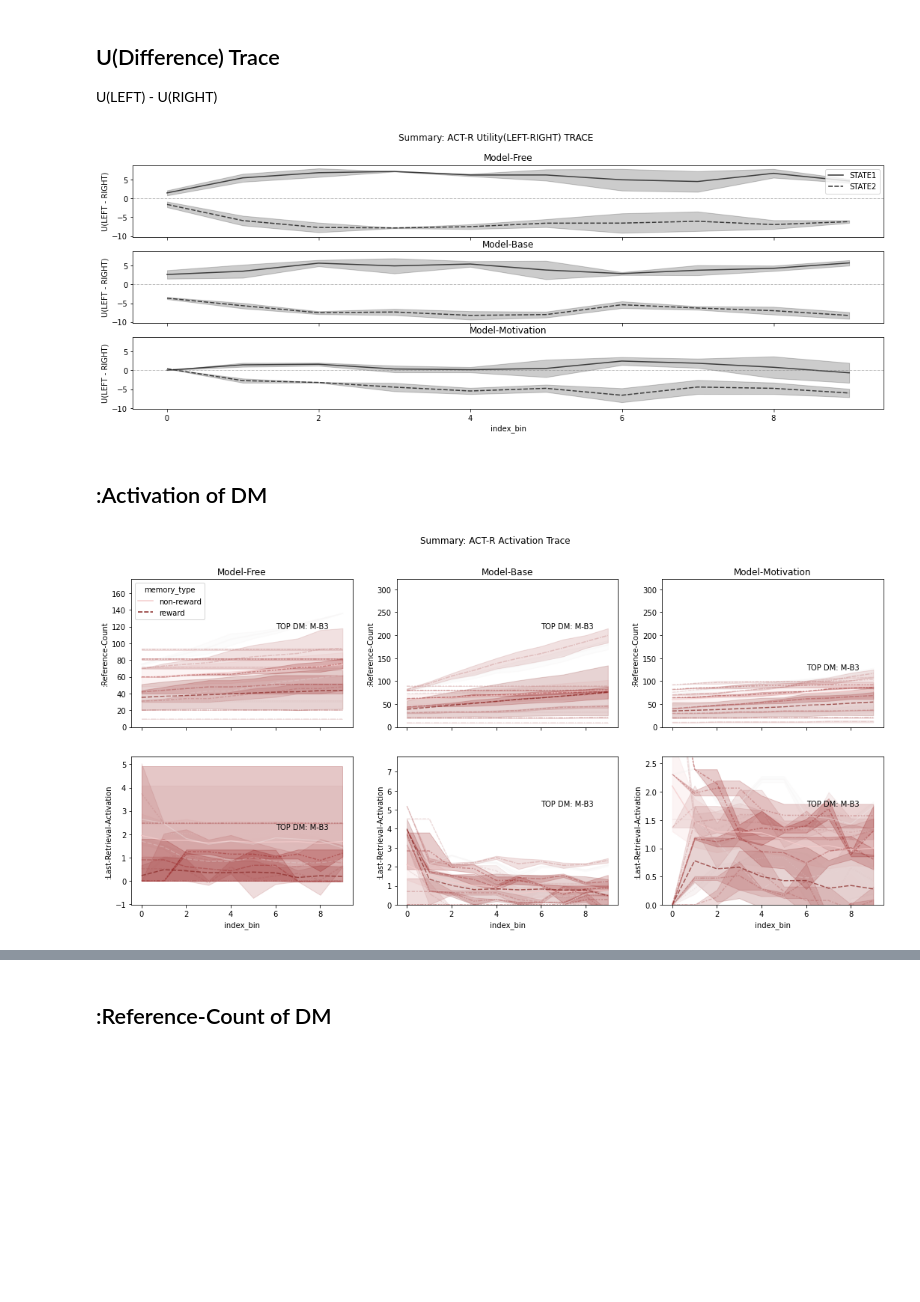
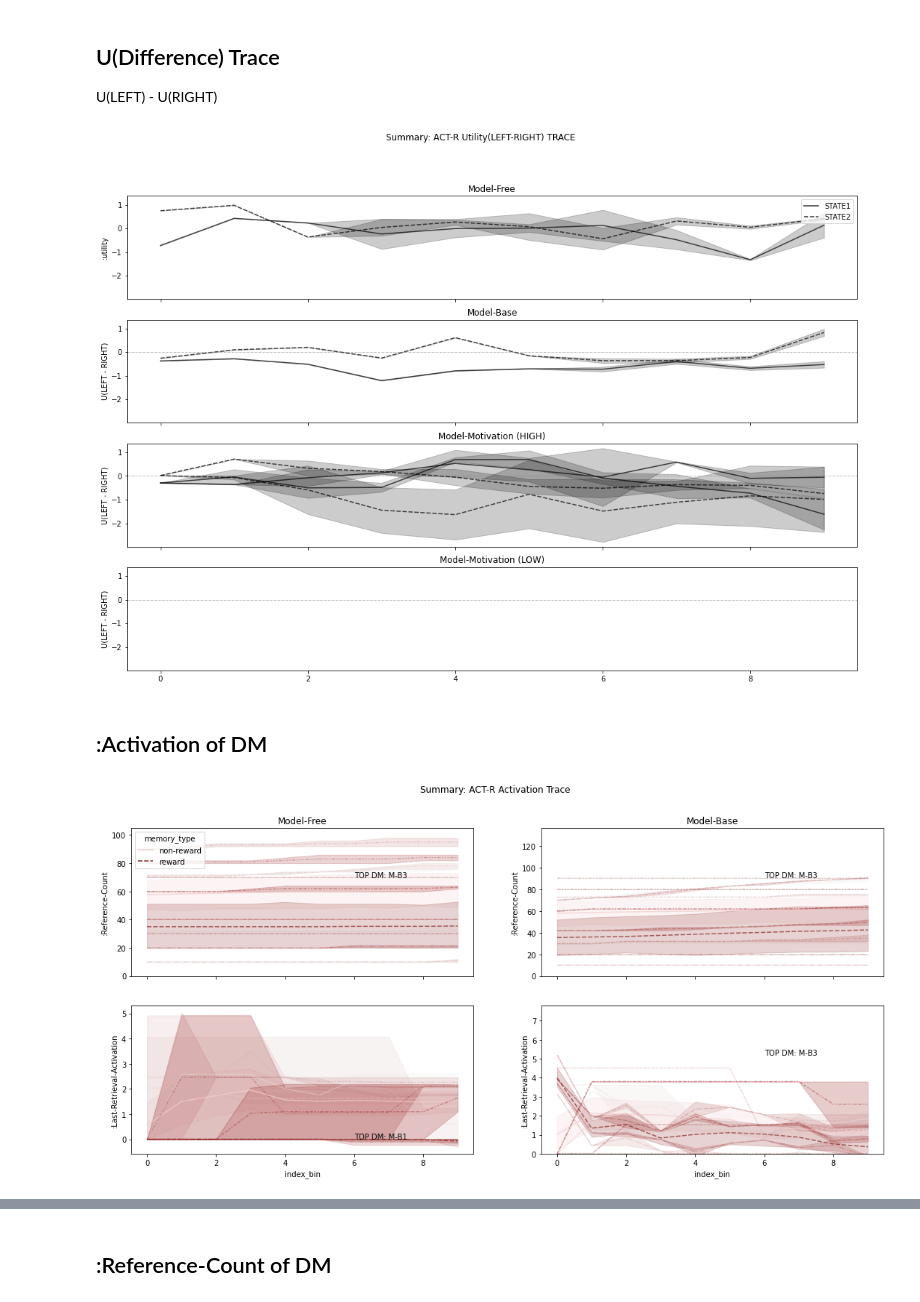
Before and after one commit to yangyuxue2333/ACTR-MarkovTask, a Jupyter notebook: analysis/compare_models.ipynb, the cells around one changed output, grey strips where cells are left out. Cells and saved outputs as stored; diff of their text form; code cells hidden in the pictures; blank space fills up the shorter version.

```diff
--- a/analysis/compare_models.ipynb
+++ b/analysis/compare_models.ipynb
@@ -132,15 +132,18 @@ def df_behavior(m):
     df['optimal_response_sum'] = df.apply(lambda x:x['state1_response']=='f' and x['state2_response']=='k', axis=1).cumsum()
     return df
 # %%
-task_params={'REWARD': {'B1': 10, 'B2': 10, 'C1': 10, 'C2': 10}}
+task_params={'REWARD': {'B1': 1, 'B2': 1, 'C1': 1, 'C2': 1}}
+task_params1={'REWARD': {'B1': 2, 'B2': 2, 'C1': 2, 'C2': 2}}
+task_params2={'REWARD': {'B1': 5, 'B2': 5, 'C1': 5, 'C2': 5}}
 actr_params={'seed':'[100, 0]',  'ans': 0.2, 'egs':0.2, 'lf':0.5, 'bll':0.5}
 e=2
-n=50
+n=10
 # %%
 df0, df0_state1stay = simulate_response_monkey(model='markov-left', epoch=e, n=n)
 df1, df1_state1stay, df1_utrace, df1_atrace = simulate_stay_probability(model="markov-model1", epoch=e, n=n, task_params=task_params, actr_params=actr_params)
 df2, df2_state1stay, df2_utrace, df2_atrace = simulate_stay_probability(model="markov-model2", epoch=e, n=n, task_params=task_params, actr_params=actr_params)
-df3, df3_state1stay, df3_utrace, df3_atrace = simulate_stay_probability(model="markov-model3", epoch=e, n=n, task_params=task_params, actr_params=actr_params)
+df31, df31_state1stay, df31_utrace, df31_atrace = simulate_stay_probability(model="markov-model3", epoch=e, n=n, task_params=task_params1, actr_params=actr_params)
+df32, df32_state1stay, df32_utrace, df32_atrace = simulate_stay_probability(model="markov-model3", epoch=e, n=n, task_params=task_params2, actr_params=actr_params)
 # %% [output]
 ######### SETUP MODEL markov-left #########
 {'MARKOV_PROBABILITY': 0.7, 'REWARD_PROBABILITY': {'B1': 0.1, 'B2': 0.7, 'C1': 0.2, 'C2': 0.4}, 'REWARD': {'B1': 2, 'B2': 2, 'C1': 2, 'C2': 2}}
@@ -238,21 +272,22 @@ plt.show()
 # %% [markdown]
 ## Utility Trace
 # %%
-fig, axes = plt.subplots(3, 1, figsize=(18,10), sharex=True, sharey=True)
+fig, axes = plt.subplots(4, 1, figsize=(20,12), sharex=True, sharey=True)
 fig.suptitle('Summary: ACT-R Utility Trace')
 
 sns.lineplot(data = df1_utrace, x='index_bin', y=':utility', hue='response', style="state", alpha=.7, palette='pastel', ax=axes[0])
 sns.lineplot(data = df2_utrace, x='index_bin', y=':utility', hue='response', style="state", alpha=.7, palette='pastel', ax=axes[1], legend=None)
-sns.lineplot(data = df3_utrace, x='index_bin', y=':utility', hue='response', style="state", alpha=.7, palette='pastel', ax=axes[2], legend=None)
+sns.lineplot(data = df31_utrace, x='index_bin', y=':utility', hue='response', style="state", alpha=.7, palette='pastel', ax=axes[2], legend=None)
+sns.lineplot(data = df32_utrace, x='index_bin', y=':utility', hue='response', style="state", alpha=.7, palette='pastel', ax=axes[3], legend=None)
 
 
 axes[0].set_title('Model-Free')
 axes[1].set_title('Model-Base')
-axes[2].set_title('Model-Motivation')
+axes[2].set_title('Model-Motivation (LOW)')
+axes[3].set_title('Model-Motivation (HIGH)')
 
-axes[0].axhline(0, color='grey', ls='-.', linewidth=.5)
-axes[1].axhline(0, color='grey', ls='-.', linewidth=.5)
-axes[2].axhline(0, color='grey', ls='-.', linewidth=.5)
+for i in range(1,4):
+    axes[i].axhline(0, color='grey', ls='-.', linewidth=.5)
 
 axes[0].legend(loc=1)
 plt.show()
@@ -275,30 +310,29 @@ def calculate_u_diff(df):
     df = dff.melt(id_vars=['epoch', 'index_bin'], var_name='state', value_name=':utility').astype({'epoch':float, 'index_bin':float, ':utility':float})
     return df
 # %%
-df1_utrace_diff, df2_utrace_diff, df3_utrace_diff = calculate_u_diff(df1_utrace), calculate_u_diff(df2_utrace), calculate_u_diff(df3_utrace)
+df1_utrace_diff, df2_utrace_diff, df31_utrace_diff, df32_utrace_diff = calculate_u_diff(df1_utrace), calculate_u_diff(df2_utrace), calculate_u_diff(df31_utrace), calculate_u_diff(df32_utrace)
 # %%
-fig, axes = plt.subplots(3, 1, figsize=(18,6), sharex=True, sharey=True)
+fig, axes = plt.subplots(4, 1, figsize=(18,12), sharex=True, sharey=True)
 fig.suptitle('Summary: ACT-R Utility(LEFT-RIGHT) TRACE')
 sns.lineplot(data = df1_utrace_diff, x='index_bin', y=':utility', style="state", color='black', alpha=.7, ax=axes[0])
 sns.lineplot(data = df2_utrace_diff, x='index_bin', y=':utility', style="state", color='black', alpha=.7, ax=axes[1], legend=None)
-sns.lineplot(data = df3_utrace_diff, x='index_bin', y=':utility', style="state", color='black', alpha=.7, ax=axes[2], legend=None)
+sns.lineplot(data = df31_utrace_diff, x='index_bin', y=':utility', style="state", color='black', alpha=.7, ax=axes[2], legend=None)
+sns.lineplot(data = df32_utrace_diff, x='index_bin', y=':utility', style="state", color='black', alpha=.7, ax=axes[2], legend=None)
 
 
 axes[0].set_title('Model-Free')
 axes[1].set_title('Model-Base')
-axes[2].set_title('Model-Motivation')
+axes[2].set_title('Model-Motivation (LOW)')
+axes[3].set_title('Model-Motivation (HIGH)')
 
-axes[0].axhline(0, color='grey', ls='-.', linewidth=.5)
-axes[1].axhline(0, color='grey', ls='-.', linewidth=.5)
-axes[2].axhline(0, color='grey', ls='-.', linewidth=.5)
+for i in range(1,4):
+    axes[i].axhline(0, color='grey', ls='-.', linewidth=.5)
+    axes[i].set(ylabel='U(LEFT - RIGHT)')
 
 axes[0].legend(loc=1)
-axes[0].set(ylabel='U(LEFT - RIGHT)')
-axes[1].set(ylabel='U(LEFT - RIGHT)')
-axes[2].set(ylabel='U(LEFT - RIGHT)')
 plt.show()
 # %% [output]
-[figure, old version]
+[figure, new version]
 # %% [markdown]
 ## :Activation of DM
 # %%
@@ -306,7 +340,7 @@ plt.show()
 reward_palette1 = sns.color_palette(['#f4cccc', '#882724'])
 reward_palette2 = sns.color_palette("light:darkred", n_colors=12) #sns.light_palette("salmon", reverse=True, as_cmap=True)
 
-fig, axes = plt.subplots(2, 3, figsize=(18, 8), sharex=True, sharey=False)
+fig, axes = plt.subplots(2, 2, figsize=(18, 8), sharex=True, sharey=False)
 
 fig.suptitle('Summary: ACT-R Activation Trace')
 sns.lineplot(data = df1_atrace, x='index_bin', y=':Reference-Count', hue='memory_type', style='memory_type', alpha=.7, palette=reward_palette1, ax=axes[0][0])
@@ -325,17 +359,17 @@ sns.lineplot(data = df2_atrace, x='index_bin', y=':Last-Retrieval-Activation', h
 
 
 
-sns.lineplot(data = df3_atrace, x='index_bin', y=':Reference-Count', hue='memory_type', style='memory_type', alpha=.7, palette=reward_palette1, legend=None, ax=axes[0][2])
-sns.lineplot(data = df3_atrace, x='index_bin', y=':Reference-Count', hue='memory', style='memory', alpha=.3,  palette=reward_palette2, legend=None, ax=axes[0][2])
+# sns.lineplot(data = df3_atrace, x='index_bin', y=':Reference-Count', hue='memory_type', style='memory_type', alpha=.7, palette=reward_palette1, legend=None, ax=axes[0][2])
+# sns.lineplot(data = df3_atrace, x='index_bin', y=':Reference-Count', hue='memory', style='memory', alpha=.3,  palette=reward_palette2, legend=None, ax=axes[0][2])
 
-sns.lineplot(data = df3_atrace, x='index_bin', y=':Last-Retrieval-Activation', hue='memory_type', style='memory_type', alpha=.7, palette=reward_palette1, legend=None, ax=axes[1][2])
-sns.lineplot(data = df3_atrace, x='index_bin', y=':Last-Retrieval-Activation', hue='memory', style='memory', alpha=.3,  palette=reward_palette2, legend=None, ax=axes[1][2])
+# sns.lineplot(data = df3_atrace, x='index_bin', y=':Last-Retrieval-Activation', hue='memory_type', style='memory_type', alpha=.7, palette=reward_palette1, legend=None, ax=axes[1][2])
+# sns.lineplot(data = df3_atrace, x='index_bin', y=':Last-Retrieval-Activation', hue='memory', style='memory', alpha=.3,  palette=reward_palette2, legend=None, ax=axes[1][2])
 
 
 
 axes[0][0].set_title('Model-Free')
 axes[0][1].set_title('Model-Base')
-axes[0][2].set_title('Model-Motivation')
+# axes[0][2].set_title('Model-Motivation')
 
 
 # annotation
@@ -344,8 +378,8 @@ df1_chunk_cnt = df1_atrace.groupby(['memory', 'memory_type'])[':Reference-Count'
 df1_chunk_act = df1_atrace.groupby(['memory', 'memory_type'])[':Last-Retrieval-Activation'].max().reset_index().sort_values(by = ['memory_type', ':Last-Retrieval-Activation'], ascending=False).values[0]
 df2_chunk_cnt = df2_atrace.groupby(['memory', 'memory_type'])[':Reference-Count'].max().reset_index().sort_values(by = ['memory_type', ':Reference-Count'], ascending=False).values[0]
 df2_chunk_act = df2_atrace.groupby(['memory', 'memory_type'])[':Last-Retrieval-Activation'].max().reset_index().sort_values(by = ['memory_type', ':Last-Retrieval-Activation'], ascending=False).values[0]
-df3_chunk_cnt = df3_atrace.groupby(['memory', 'memory_type'])[':Reference-Count'].max().reset_index().sort_values(by = ['memory_type', ':Reference-Count'], ascending=False).values[0]
-df3_chunk_act = df3_atrace.groupby(['memory', 'memory_type'])[':Last-Retrieval-Activation'].max().reset_index().sort_values(by = ['memory_type', ':Last-Retrieval-Activation'], ascending=False).values[0]
+# df3_chunk_cnt = df3_atrace.groupby(['memory', 'memory_type'])[':Reference-Count'].max().reset_index().sort_values(by = ['memory_type', ':Reference-Count'], ascending=False).values[0]
+# df3_chunk_act = df3_atrace.groupby(['memory', 'memory_type'])[':Last-Retrieval-Activation'].max().reset_index().sort_values(by = ['memory_type', ':Last-Retrieval-Activation'], ascending=False).values[0]
 
 
 axes[0][0].text(6, df1_chunk_cnt[-1], f'TOP DM: %s'% (df1_chunk_cnt[0]))
@@ -353,15 +387,15 @@ axes[1][0].text(6, df1_chunk_act[-1], f'TOP DM: %s'% (df1_chunk_act[0]))
 
 axes[0][1].text(6, df2_chunk_cnt[-1], f'TOP DM: %s'% (df2_chunk_cnt[0]))
 axes[1][1].text(6, df2_chunk_act[-1], f'TOP DM: %s'% (df2_chunk_act[0]))
-axes[0][2].text(6, df3_chunk_cnt[-1], f'TOP DM: %s'% (df3_chunk_cnt[0]))
-axes[1][2].text(6, df3_chunk_act[-1], f'TOP DM: %s'% (df3_chunk_act[0]))
+# axes[0][2].text(6, df3_chunk_cnt[-1], f'TOP DM: %s'% (df3_chunk_cnt[0]))
+# axes[1][2].text(6, df3_chunk_act[-1], f'TOP DM: %s'% (df3_chunk_act[0]))
 
 axes[0][0].set_ylim(0, df1_chunk_cnt[-1]*1.5)
 axes[0][1].set_ylim(0, df2_chunk_cnt[-1]*1.5)
-axes[0][2].set_ylim(0, df2_chunk_cnt[-1]*1.5)
+# axes[0][2].set_ylim(0, df2_chunk_cnt[-1]*1.5)
 axes[1][1].set_ylim(0, df2_chunk_act[-1]*1.5)
-axes[1][2].set_ylim(0, df3_chunk_act[-1]*1.5)
+# axes[1][2].set_ylim(0, df3_chunk_act[-1]*1.5)
 
 plt.show()
 # %% [output]
-[figure, old version]
+[figure, new version]
```
Also changed, not shown: parts of 9 cells of this notebook.
